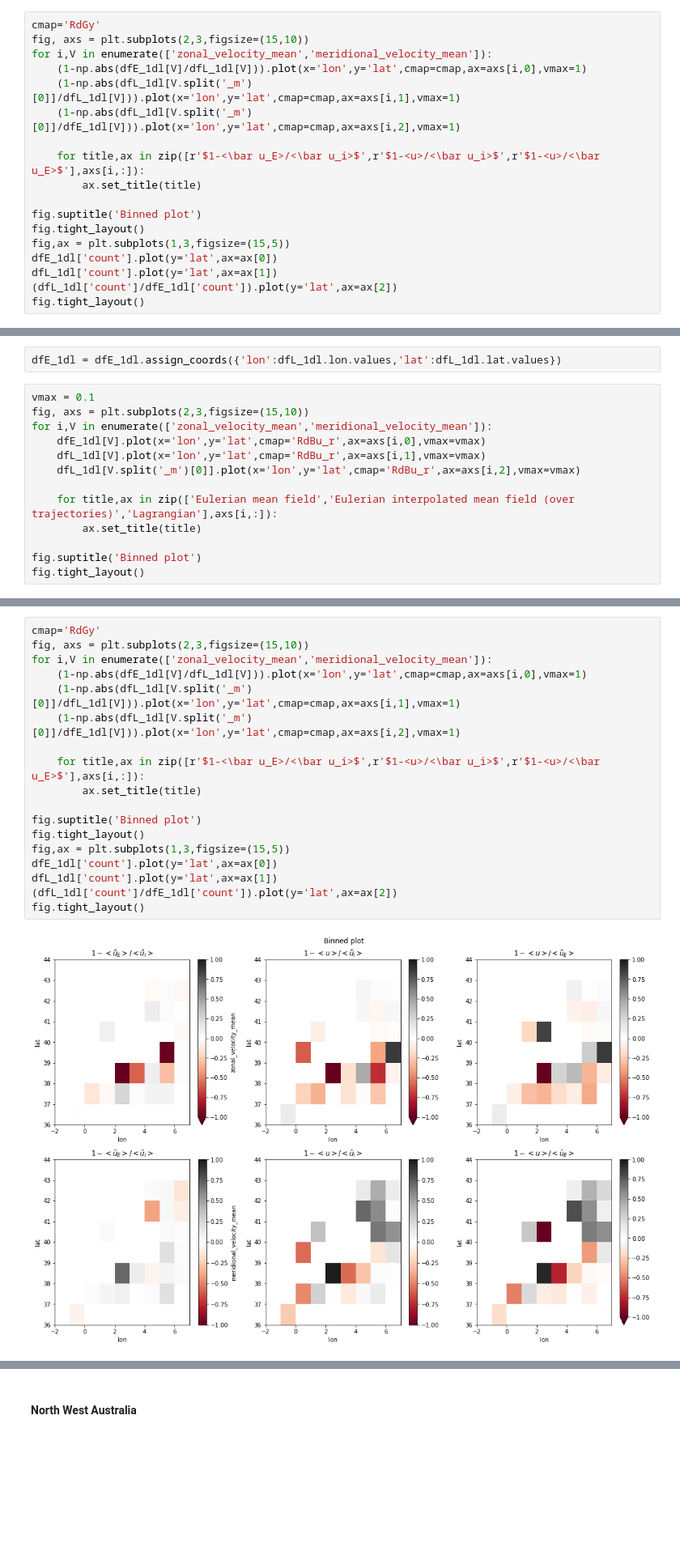
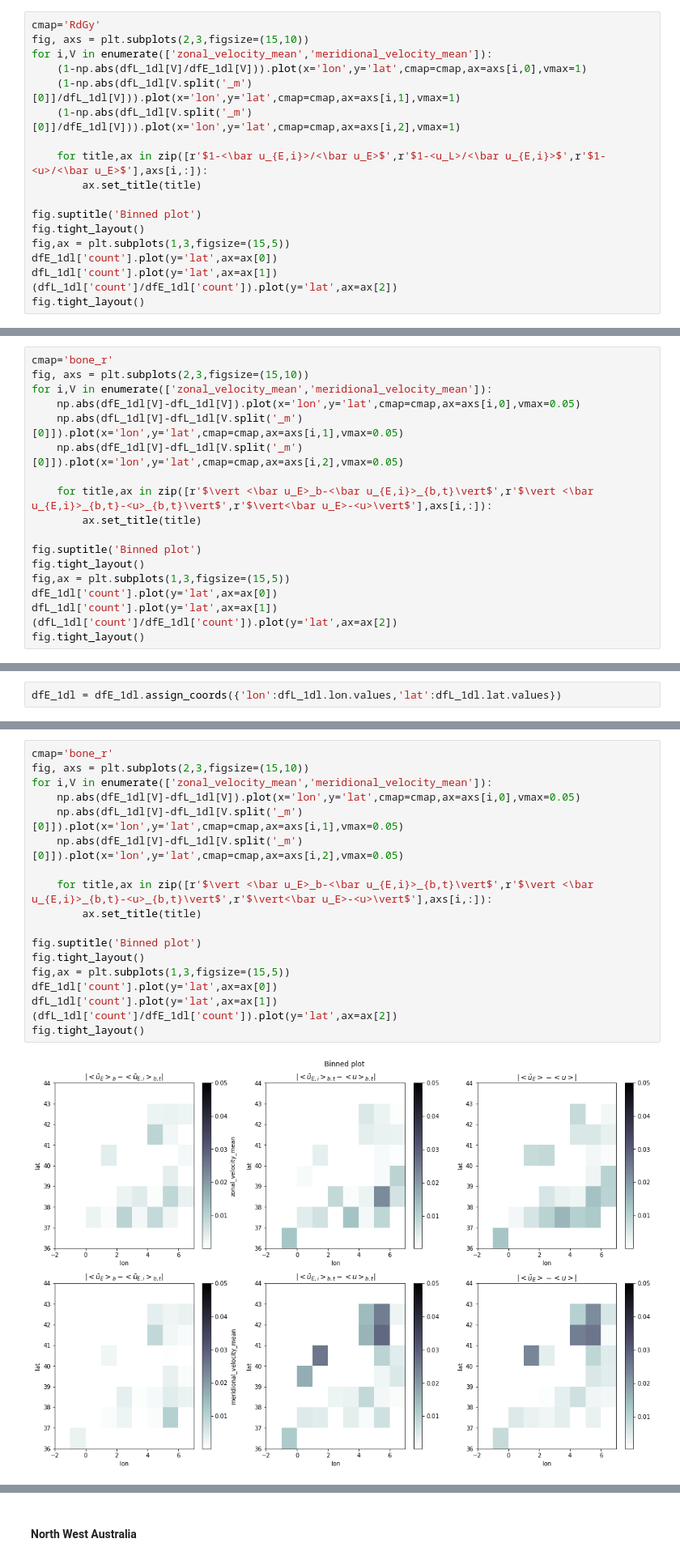
Before and after one commit to zcasparco/SWOT_CalVal, a Jupyter notebook: EL_regional_stats.ipynb, the cells around one changed output, grey strips where cells are left out. Shown at 81% size. Drawn from its saved outputs; the diff is of its cells as text; blank space fills up the shorter version.

```diff
--- a/EL_regional_stats.ipynb
+++ b/EL_regional_stats.ipynb
@@ -324,11 +329,11 @@ dfE_1dl = dfE_1dl.assign_coords({'lon':dfL_1dl.lon.values,'lat':dfL_1dl.lat.valu
 cmap='RdGy'
 fig, axs = plt.subplots(2,3,figsize=(15,10))
 for i,V in enumerate(['zonal_velocity_mean','meridional_velocity_mean']):
-    (1-np.abs(dfE_1dl[V]/dfL_1dl[V])).plot(x='lon',y='lat',cmap=cmap,ax=axs[i,0],vmax=1)
+    (1-np.abs(dfL_1dl[V]/dfE_1dl[V])).plot(x='lon',y='lat',cmap=cmap,ax=axs[i,0],vmax=1)
     (1-np.abs(dfL_1dl[V.split('_m')[0]]/dfL_1dl[V])).plot(x='lon',y='lat',cmap=cmap,ax=axs[i,1],vmax=1)
     (1-np.abs(dfL_1dl[V.split('_m')[0]]/dfE_1dl[V])).plot(x='lon',y='lat',cmap=cmap,ax=axs[i,2],vmax=1)
 
-    for title,ax in zip([r'$1-<\bar u_E>/<\bar u_i>$',r'$1-<u>/<\bar u_i>$',r'$1-<u>/<\bar u_E>$'],axs[i,:]):
+    for title,ax in zip([r'$1-<\bar u_{E,i}>/<\bar u_E>$',r'$1-<u_L>/<\bar u_{E,i}>$',r'$1-<u>/<\bar u_E>$'],axs[i,:]):
         ax.set_title(title)
 
 fig.suptitle('Binned plot')
@@ -360,3 +365,21 @@ Right column :
 1) values smaller than 0 <=> Lagrangian values higher than Eulerian values
 2) 0<values<1 <=> Lagrangian values smaller than Eulerian values
 3) values=0 <=> Lagrangian values equal Eulerian values
+# %%
+cmap='bone_r'
+fig, axs = plt.subplots(2,3,figsize=(15,10))
+for i,V in enumerate(['zonal_velocity_mean','meridional_velocity_mean']):
+    np.abs(dfE_1dl[V]-dfL_1dl[V]).plot(x='lon',y='lat',cmap=cmap,ax=axs[i,0],vmax=0.05)
+    np.abs(dfL_1dl[V]-dfL_1dl[V.split('_m')[0]]).plot(x='lon',y='lat',cmap=cmap,ax=axs[i,1],vmax=0.05)
+    np.abs(dfE_1dl[V]-dfL_1dl[V.split('_m')[0]]).plot(x='lon',y='lat',cmap=cmap,ax=axs[i,2],vmax=0.05)
+
+    for title,ax in zip([r'$\vert <\bar u_E>_b-<\bar u_{E,i}>_{b,t}\vert$',r'$\vert <\bar u_{E,i}>_{b,t}-<u>_{b,t}\vert$',r'$\vert<\bar u_E>-<u>\vert$'],axs[i,:]):
+        ax.set_title(title)
+
+fig.suptitle('Binned plot')
+fig.tight_layout()
+fig,ax = plt.subplots(1,3,figsize=(15,5))
+dfE_1dl['count'].plot(y='lat',ax=ax[0])
+dfL_1dl['count'].plot(y='lat',ax=ax[1])
+(dfL_1dl['count']/dfE_1dl['count']).plot(y='lat',ax=ax[2])
+fig.tight_layout()
@@ -382,16 +437,3 @@ dfE_1dl = binned_mean(df_E,dl)
 dfL_1dl = binned_mean(df_sub,dl)
 # %%
 dfE_1dl = dfE_1dl.assign_coords({'lon':dfL_1dl.lon.values,'lat':dfL_1dl.lat.values})
-# %%
-vmax = 0.1
-fig, axs = plt.subplots(2,3,figsize=(15,10))
-for i,V in enumerate(['zonal_velocity_mean','meridional_velocity_mean']):
-    dfE_1dl[V].plot(x='lon',y='lat',cmap='RdBu_r',ax=axs[i,0],vmax=vmax)
-    dfL_1dl[V].plot(x='lon',y='lat',cmap='RdBu_r',ax=axs[i,1],vmax=vmax)
-    dfL_1dl[V.split('_m')[0]].plot(x='lon',y='lat',cmap='RdBu_r',ax=axs[i,2],vmax=vmax)
-
-    for title,ax in zip(['Eulerian mean field','Eulerian interpolated mean field (over trajectories)','Lagrangian'],axs[i,:]):
-        ax.set_title(title)
-
-fig.suptitle('Binned plot')
-fig.tight_layout()
@@ -400,23 +478,23 @@ fig.tight_layout()
 # %%
-cmap='RdGy'
+cmap='bone_r'
 fig, axs = plt.subplots(2,3,figsize=(15,10))
 for i,V in enumerate(['zonal_velocity_mean','meridional_velocity_mean']):
-    (1-np.abs(dfE_1dl[V]/dfL_1dl[V])).plot(x='lon',y='lat',cmap=cmap,ax=axs[i,0],vmax=1)
-    (1-np.abs(dfL_1dl[V.split('_m')[0]]/dfL_1dl[V])).plot(x='lon',y='lat',cmap=cmap,ax=axs[i,1],vmax=1)
-    (1-np.abs(dfL_1dl[V.split('_m')[0]]/dfE_1dl[V])).plot(x='lon',y='lat',cmap=cmap,ax=axs[i,2],vmax=1)
+    np.abs(dfE_1dl[V]-dfL_1dl[V]).plot(x='lon',y='lat',cmap=cmap,ax=axs[i,0],vmax=0.05)
+    np.abs(dfL_1dl[V]-dfL_1dl[V.split('_m')[0]]).plot(x='lon',y='lat',cmap=cmap,ax=axs[i,1],vmax=0.05)
+    np.abs(dfE_1dl[V]-dfL_1dl[V.split('_m')[0]]).plot(x='lon',y='lat',cmap=cmap,ax=axs[i,2],vmax=0.05)
 
-    for title,ax in zip([r'$1-<\bar u_E>/<\bar u_i>$',r'$1-<u>/<\bar u_i>$',r'$1-<u>/<\bar u_E>$'],axs[i,:]):
+    for title,ax in zip([r'$\vert <\bar u_E>_b-<\bar u_{E,i}>_{b,t}\vert$',r'$\vert <\bar u_{E,i}>_{b,t}-<u>_{b,t}\vert$',r'$\vert<\bar u_E>-<u>\vert$'],axs[i,:]):
         ax.set_title(title)
 
 fig.suptitle('Binned plot')
 fig.tight_layout()
 fig,ax = plt.subplots(1,3,figsize=(15,5))
 dfE_1dl['count'].plot(y='lat',ax=ax[0])
 dfL_1dl['count'].plot(y='lat',ax=ax[1])
 (dfL_1dl['count']/dfE_1dl['count']).plot(y='lat',ax=ax[2])
 fig.tight_layout()
 # %% [output]
-[figure, old version]
+[figure, new version]
 [figure]
 # %% [markdown]
 #### North West Australia
```
Also changed, not shown: parts of 31 cells of this notebook.
